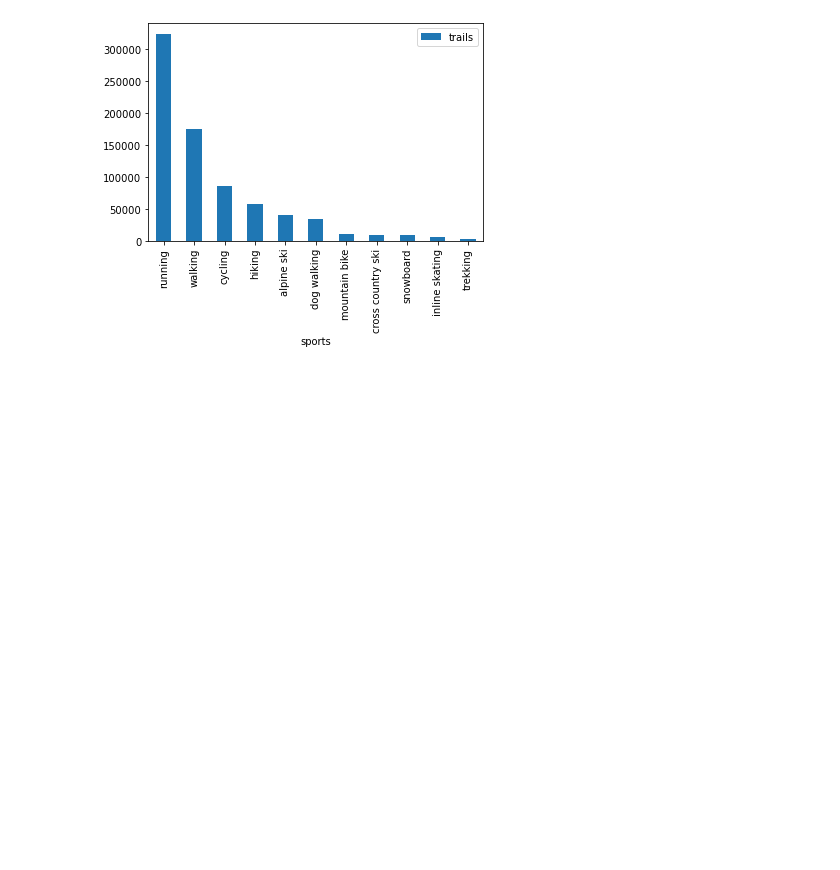
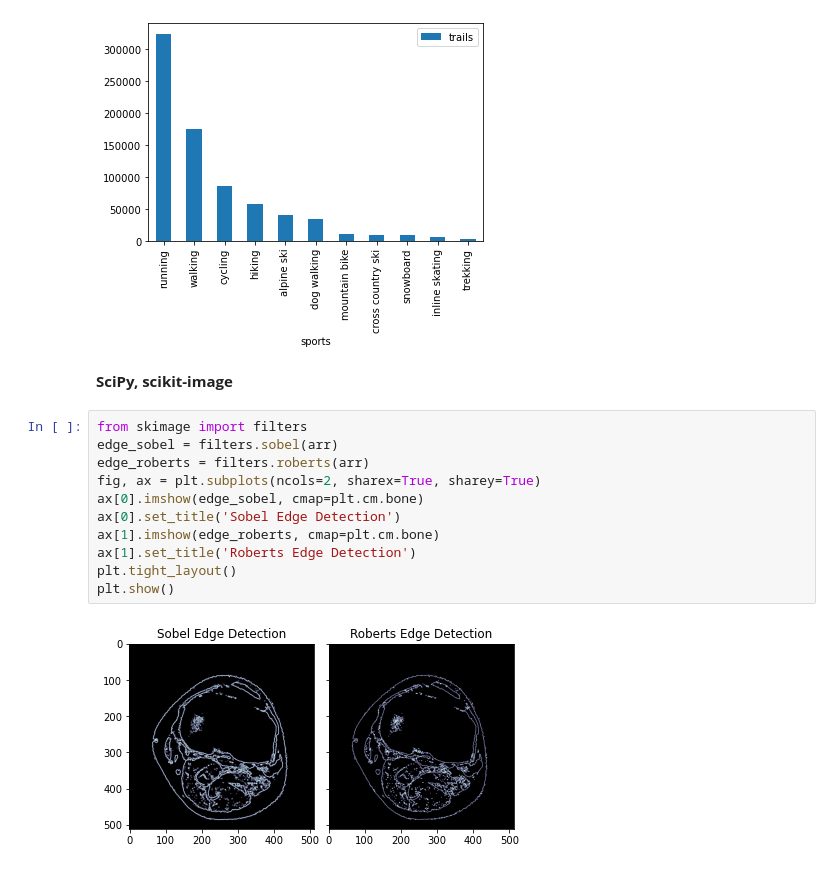
Before and after one commit to alwinruby/AI_Sports, a Jupyter notebook: Basic_Check.ipynb, the cells around one changed output. Cells and saved outputs as stored; diff of their text form; blank space fills up the shorter version.

```diff
--- a/Basic_Check.ipynb
+++ b/Basic_Check.ipynb
@@ -160,3 +160,18 @@ df.plot(kind='bar', x='sports', y='trails')
 plt.show()
 # %% [output]
 [figure]
+# %% [markdown]
+**SciPy, scikit-image**
+# %%
+from skimage import filters
+edge_sobel = filters.sobel(arr)
+edge_roberts = filters.roberts(arr)
+fig, ax = plt.subplots(ncols=2, sharex=True, sharey=True)
+ax[0].imshow(edge_sobel, cmap=plt.cm.bone)
+ax[0].set_title('Sobel Edge Detection')
+ax[1].imshow(edge_roberts, cmap=plt.cm.bone)
+ax[1].set_title('Roberts Edge Detection')
+plt.tight_layout()
+plt.show()
+# %% [output]
+[figure, added]
```
Also changed, not shown: parts of 1 cell of this notebook.
